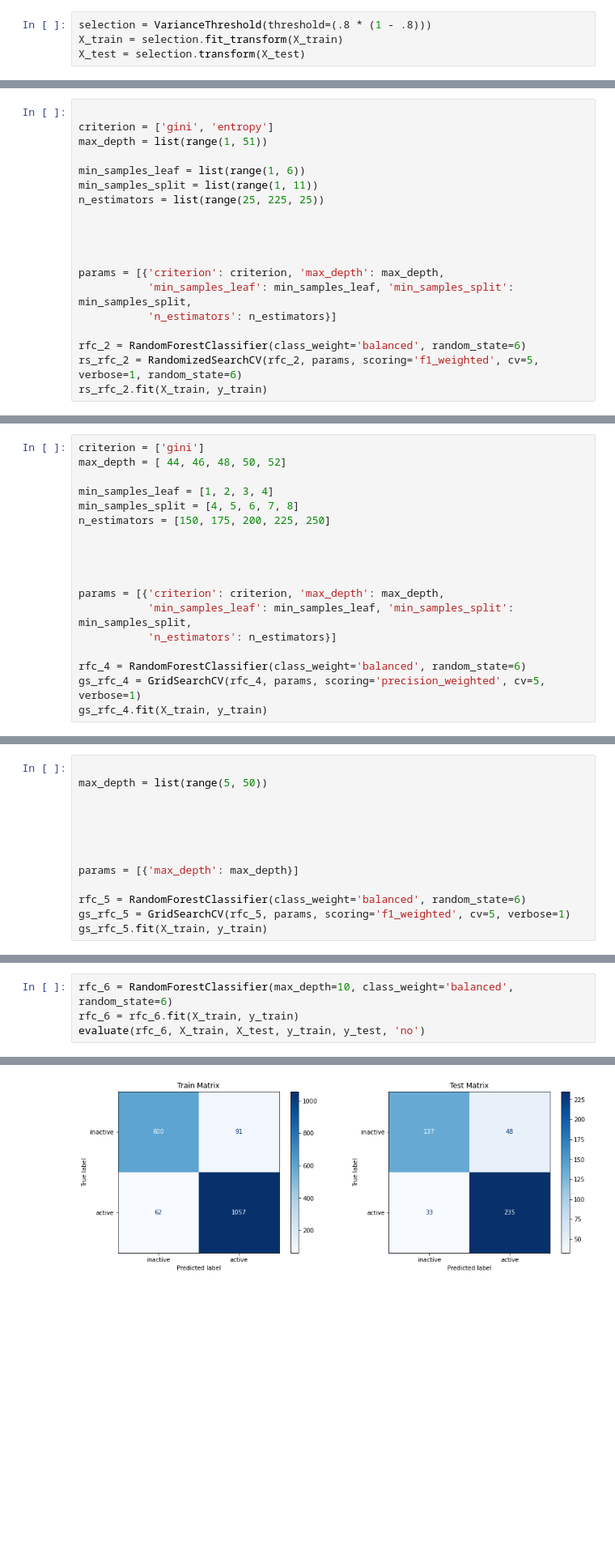
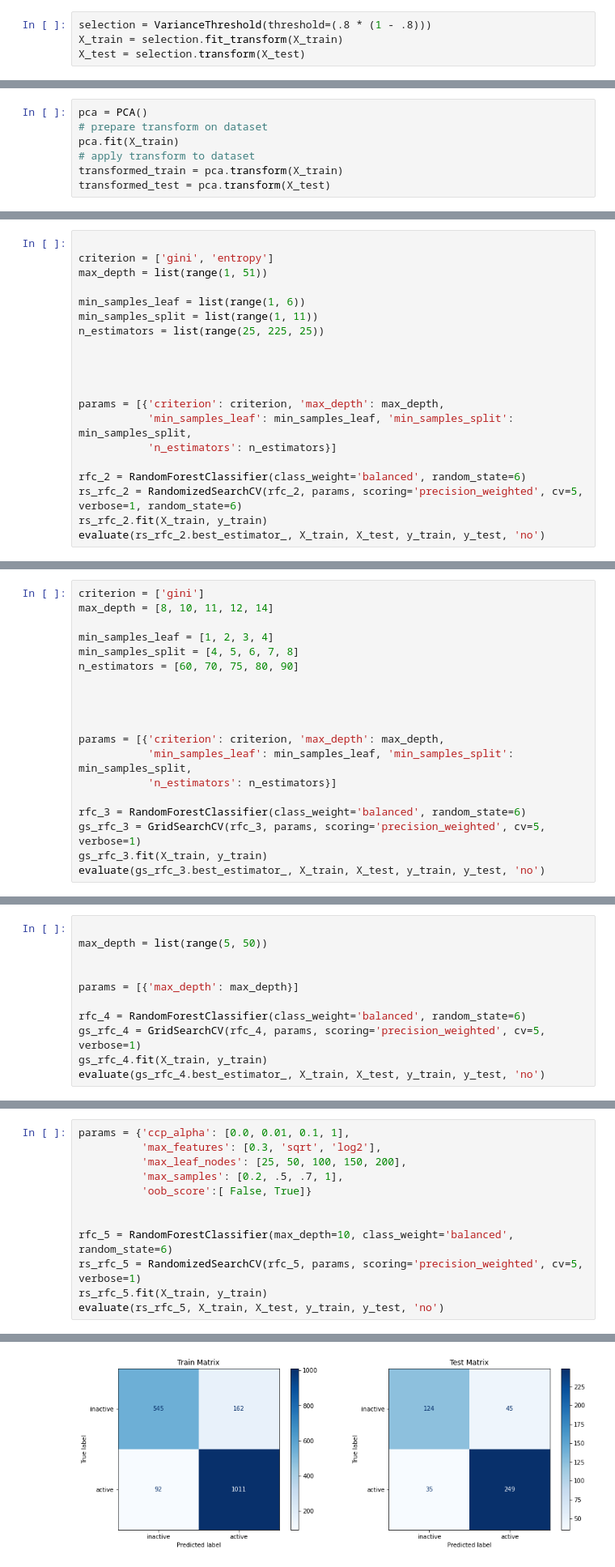
Before and after one commit to clreiner/MMP9DrugDiscovery, a Jupyter notebook: Drug_discovery.ipynb, the cells around one changed output, grey strips where cells are left out. Shown at 81% size. Saved outputs shown, nothing was run; the diff lists cells and outputs as text; blank space fills up the shorter version.

```diff
--- a/Drug_discovery.ipynb
+++ b/Drug_discovery.ipynb
@@ -884,0 +822,7 @@ Precision:  0.820, Recall:  0.821, F1 Score:  0.820
+# %%
+pca = PCA()
+# prepare transform on dataset
+pca.fit(X_train)
+# apply transform to dataset
+transformed_train = pca.transform(X_train)
+transformed_test = pca.transform(X_test)
@@ -924,8 +941,9 @@ params = [{'criterion': criterion, 'max_depth': max_depth,
            'n_estimators': n_estimators}]
 
 rfc_2 = RandomForestClassifier(class_weight='balanced', random_state=6)
-rs_rfc_2 = RandomizedSearchCV(rfc_2, params, scoring='f1_weighted', cv=5, verbose=1, random_state=6)
+rs_rfc_2 = RandomizedSearchCV(rfc_2, params, scoring='precision_weighted', cv=5, verbose=1, random_state=6)
 rs_rfc_2.fit(X_train, y_train)
+evaluate(rs_rfc_2.best_estimator_, X_train, X_test, y_train, y_test, 'no')
 # %% [output]
 Fitting 5 folds for each of 10 candidates, totalling 50 fits
 [Parallel(n_jobs=1)]: Using backend SequentialBackend with 1 concurrent workers.
@@ -1015,10 +966,10 @@ Precision:  0.812, Recall:  0.812, F1 Score:  0.812
 # %%
 criterion = ['gini']
-max_depth = [ 44, 46, 48, 50, 52]
+max_depth = [8, 10, 11, 12, 14]
 
 min_samples_leaf = [1, 2, 3, 4]
 min_samples_split = [4, 5, 6, 7, 8]
-n_estimators = [150, 175, 200, 225, 250]
+n_estimators = [60, 70, 75, 80, 90]
 
 
 
@@ -1027,9 +978,10 @@ params = [{'criterion': criterion, 'max_depth': max_depth,
            'min_samples_leaf': min_samples_leaf, 'min_samples_split': min_samples_split,
            'n_estimators': n_estimators}]
 
-rfc_4 = RandomForestClassifier(class_weight='balanced', random_state=6)
-gs_rfc_4 = GridSearchCV(rfc_4, params, scoring='precision_weighted', cv=5, verbose=1)
-gs_rfc_4.fit(X_train, y_train)
+rfc_3 = RandomForestClassifier(class_weight='balanced', random_state=6)
+gs_rfc_3 = GridSearchCV(rfc_3, params, scoring='precision_weighted', cv=5, verbose=1)
+gs_rfc_3.fit(X_train, y_train)
+evaluate(gs_rfc_3.best_estimator_, X_train, X_test, y_train, y_test, 'no')
 # %% [output]
 Fitting 5 folds for each of 500 candidates, totalling 2500 fits
 [Parallel(n_jobs=1)]: Using backend SequentialBackend with 1 concurrent workers.
@@ -1066,14 +1006,12 @@ Precision:  0.814, Recall:  0.815, F1 Score:  0.814
 max_depth = list(range(5, 50))
 
 
-
-
-
 params = [{'max_depth': max_depth}]
 
-rfc_5 = RandomForestClassifier(class_weight='balanced', random_state=6)
-gs_rfc_5 = GridSearchCV(rfc_5, params, scoring='f1_weighted', cv=5, verbose=1)
-gs_rfc_5.fit(X_train, y_train)
+rfc_4 = RandomForestClassifier(class_weight='balanced', random_state=6)
+gs_rfc_4 = GridSearchCV(rfc_4, params, scoring='precision_weighted', cv=5, verbose=1)
+gs_rfc_4.fit(X_train, y_train)
+evaluate(gs_rfc_4.best_estimator_, X_train, X_test, y_train, y_test, 'no')
 # %% [output]
 Fitting 5 folds for each of 45 candidates, totalling 225 fits
 [Parallel(n_jobs=1)]: Using backend SequentialBackend with 1 concurrent workers.
@@ -1102,5 +1030,13 @@ Precision:  0.802, Recall:  0.804, F1 Score:  0.802
 # %%
-rfc_6 = RandomForestClassifier(max_depth=10, class_weight='balanced', random_state=6)
-rfc_6 = rfc_6.fit(X_train, y_train)
-evaluate(rfc_6, X_train, X_test, y_train, y_test, 'no')
+params = {'ccp_alpha': [0.0, 0.01, 0.1, 1],
+          'max_features': [0.3, 'sqrt', 'log2'],
+          'max_leaf_nodes': [25, 50, 100, 150, 200],
+          'max_samples': [0.2, .5, .7, 1],
+          'oob_score':[ False, True]}
+
+
+rfc_5 = RandomForestClassifier(max_depth=10, class_weight='balanced', random_state=6)
+rs_rfc_5 = RandomizedSearchCV(rfc_5, params, scoring='precision_weighted', cv=5, verbose=1)
+rs_rfc_5.fit(X_train, y_train)
+evaluate(rs_rfc_5, X_train, X_test, y_train, y_test, 'no')
 # %% [output]
@@ -1107 +1046 @@ evaluate(rfc_6, X_train, X_test, y_train, y_test, 'no')
-[figure, old version]
+[figure, new version]
```
Also changed, not shown: parts of 59 cells of this notebook, 5 other files.
